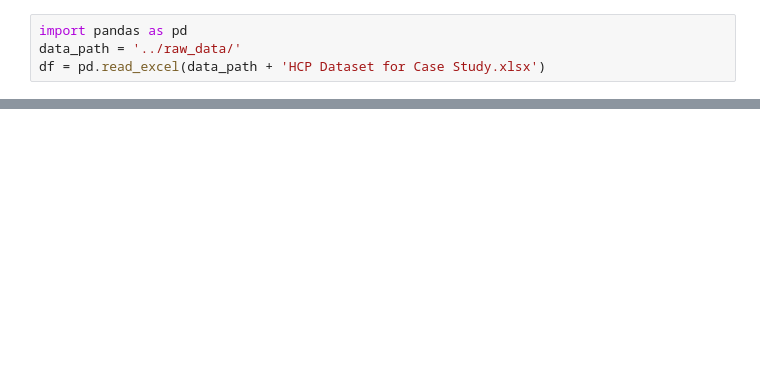
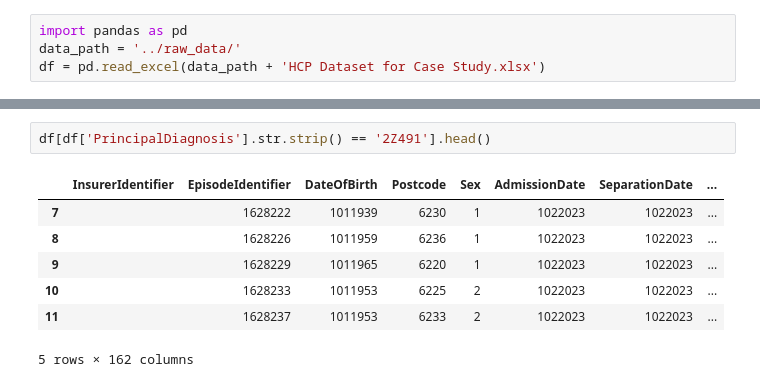
Before and after one commit to michaelchau0424/SJGHS-Data-Analysis-Project, a Jupyter notebook: code/00_DataExploration.ipynb, the cells around one changed output, grey strips where cells are left out. Saved outputs shown, nothing was run; the diff lists cells and outputs as text; blank space fills up the shorter version.

```diff
--- a/code/00_DataExploration.ipynb
+++ b/code/00_DataExploration.ipynb
@@ -29,0 +96,10 @@ df = pd.read_excel(data_path + 'HCP Dataset for Case Study.xlsx')
+# %%
+df[df['PrincipalDiagnosis'].str.strip() == '2Z491'].head()
+# %% [output]
+|  | InsurerIdentifier | EpisodeIdentifier | DateOfBirth | Postcode | Sex | AdmissionDate | SeparationDate | ... |
+| 7 |  | 1628222 | 1011939 | 6230 | 1 | 1022023 | 1022023 | ... |
+| 8 |  | 1628226 | 1011959 | 6236 | 1 | 1022023 | 1022023 | ... |
+| 9 |  | 1628229 | 1011965 | 6220 | 1 | 1022023 | 1022023 | ... |
+| 10 |  | 1628233 | 1011953 | 6225 | 2 | 1022023 | 1022023 | ... |
+| 11 |  | 1628237 | 1011953 | 6233 | 2 | 1022023 | 1022023 | ... |
+5 rows × 162 columns
```
Also changed, not shown: parts of 9 cells of this notebook.
